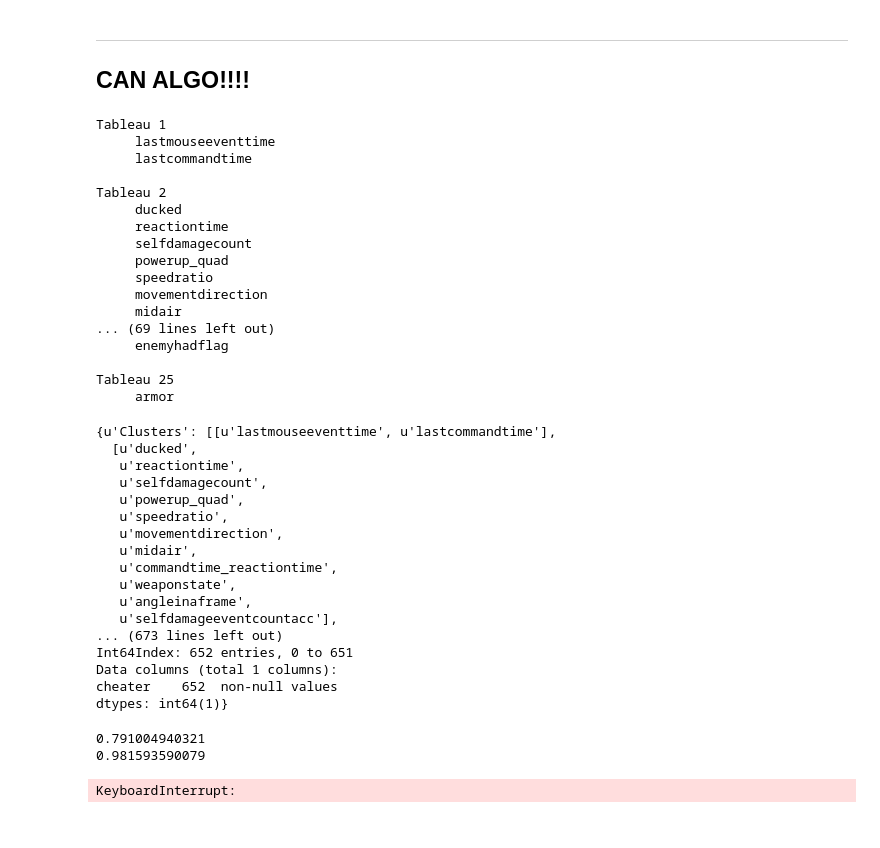
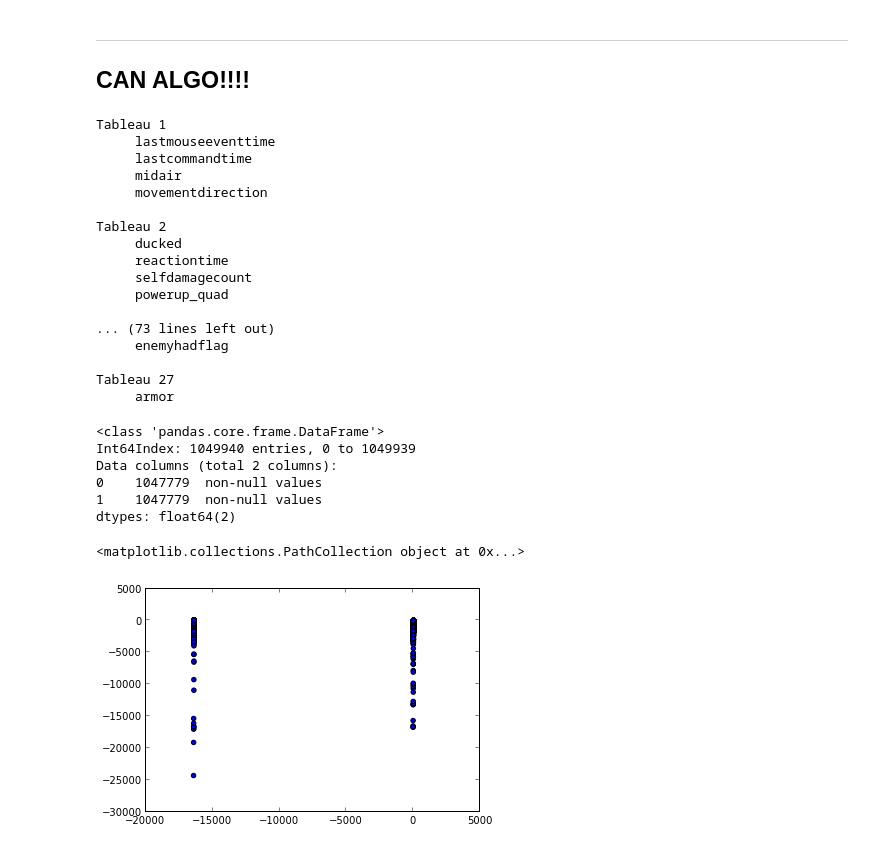
Before and after one commit to lrq3000/oacs, a Jupyter notebook: ipynb/Dataset Analysis.ipynb, the cells around one changed output. Drawn from its saved outputs; the diff is of its cells as text; code cells hidden in the pictures.

```diff
--- a/ipynb/Dataset Analysis.ipynb
+++ b/ipynb/Dataset Analysis.ipynb
@@ -45,5 +52,5 @@ except Exception, e:
     pass
 
 # Load the base software
-runner = oacs.main.main(['--script', '--inputfile', 'data.txt']) # Note that here you can pass any commandline argument you want, or you can just set them in the configuration file since the application considers commandline arguments and config options exactly the same.
+runner = oacs.main.main(['--script']) # Note that here you can pass any commandline argument you want, or you can just set them in the configuration file since the application considers commandline arguments and config options exactly the same.
 # %% [markdown]
@@ -130,9 +149,3 @@ Time testing
 # %% [markdown]
 Other tests
 -----------
-# %%
-test = runner.load_vars(runner.config.config['parametersfile'])
-test
-# %%
-runner.vars['Playerinfo'] = {'playername':'mynameisjohn'}
-runner.postaction.action(debug=True, **runner.vars)
@@ -244,46 +189,42 @@ runner.classifier.printclusters(clusters)
 Tableau 1
      lastmouseeventtime
      lastcommandtime
+     midair
+     movementdirection
 
 Tableau 2
      ducked
      reactiontime
      selfdamagecount
      powerup_quad
-     speedratio
-     movementdirection
-     midair
-... (69 lines left out)
+
+... (73 lines left out)
      enemyhadflag
 
-Tableau 25
+Tableau 27
      armor
-# %%
-from oacs.run import Runner
-reload(oacs.run)
-
-Runner.load_vars(runner.config.config['parametersfile'])
-# %% [output]
-{u'Clusters': [[u'lastmouseeventtime', u'lastcommandtime'],
-  [u'ducked',
-   u'reactiontime',
-   u'selfdamagecount',
-   u'powerup_quad',
-   u'speedratio',
-   u'movementdirection',
-   u'midair',
-   u'commandtime_reactiontime',
-   u'weaponstate',
-   u'angleinaframe',
-   u'selfdamageeventcountacc'],
-... (673 lines left out)
-Int64Index: 652 entries, 0 to 651
-Data columns (total 1 columns):
-cheater    652  non-null values
-dtypes: int64(1)}
-# %%
-runner.run()
-# %% [output]
-0.791004940321
-0.981593590079
-KeyboardInterrupt:
+# %%
+K = 2
+Sigma2 = runner.vars['Sigma2']
+U, S, V = linalg.svd(Sigma2)
+V = V.T
+X = runner.vars['X']
+#U = pd.DataFrame(U, columns=X.columns, index=X.columns)
+Z = pd.DataFrame(np.dot(X, U[:, 0:K]))
+#plt.scatter(Z.ix[:,0], Z.ix[:,1])#, s=X.framerepeat)
+print(Z)
+# %% [output]
+<class 'pandas.core.frame.DataFrame'>
+Int64Index: 1049940 entries, 0 to 1049939
+Data columns (total 2 columns):
+0    1047779  non-null values
+1    1047779  non-null values
+dtypes: float64(2)
+# %%
+import random
+rows = random.sample(Z.index, 100000)
+#X = runner.vars['X']
+print(plt.scatter(Z.ix[rows,0], Z.ix[rows,1]))#, s=X.framerepeat))
+# %% [output]
+<matplotlib.collections.PathCollection object at 0x...>
+[figure, added]
```
Also changed, not shown: parts of 26 cells of this notebook, 9 other files.
